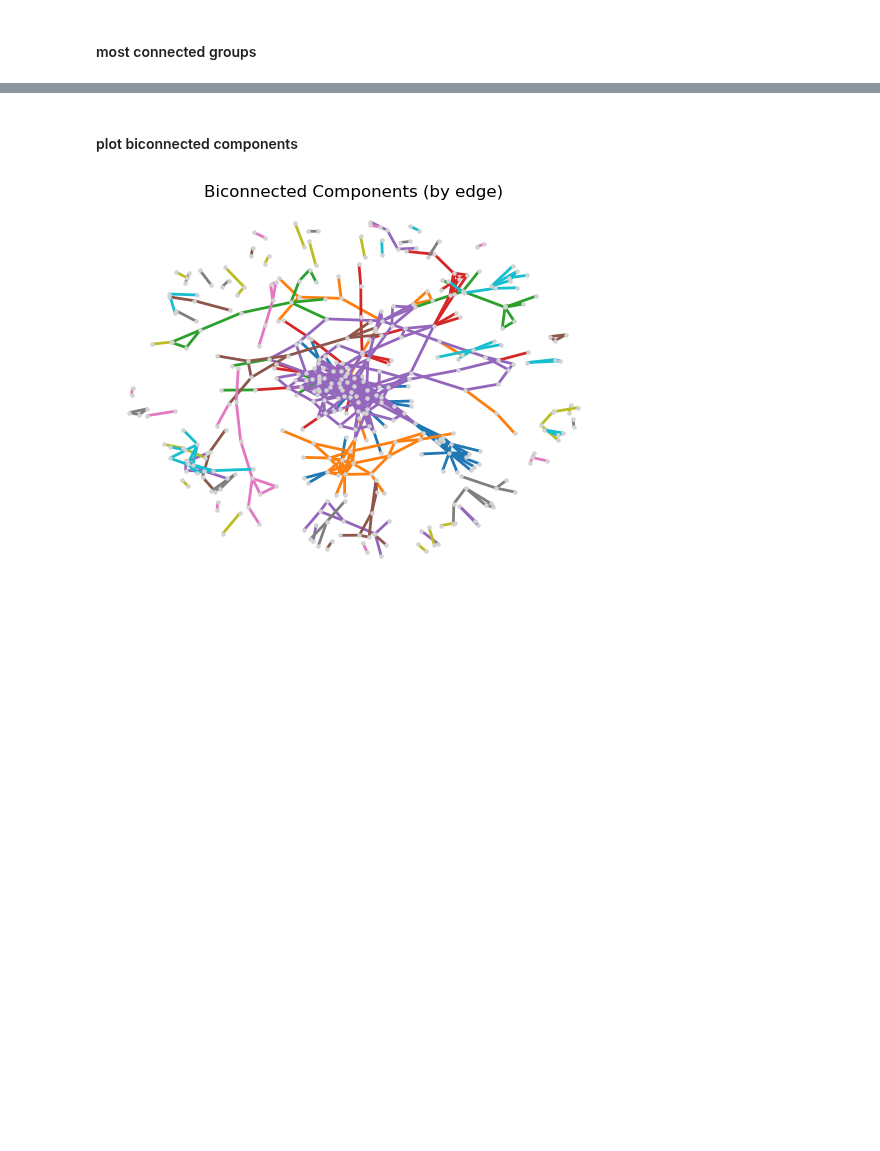
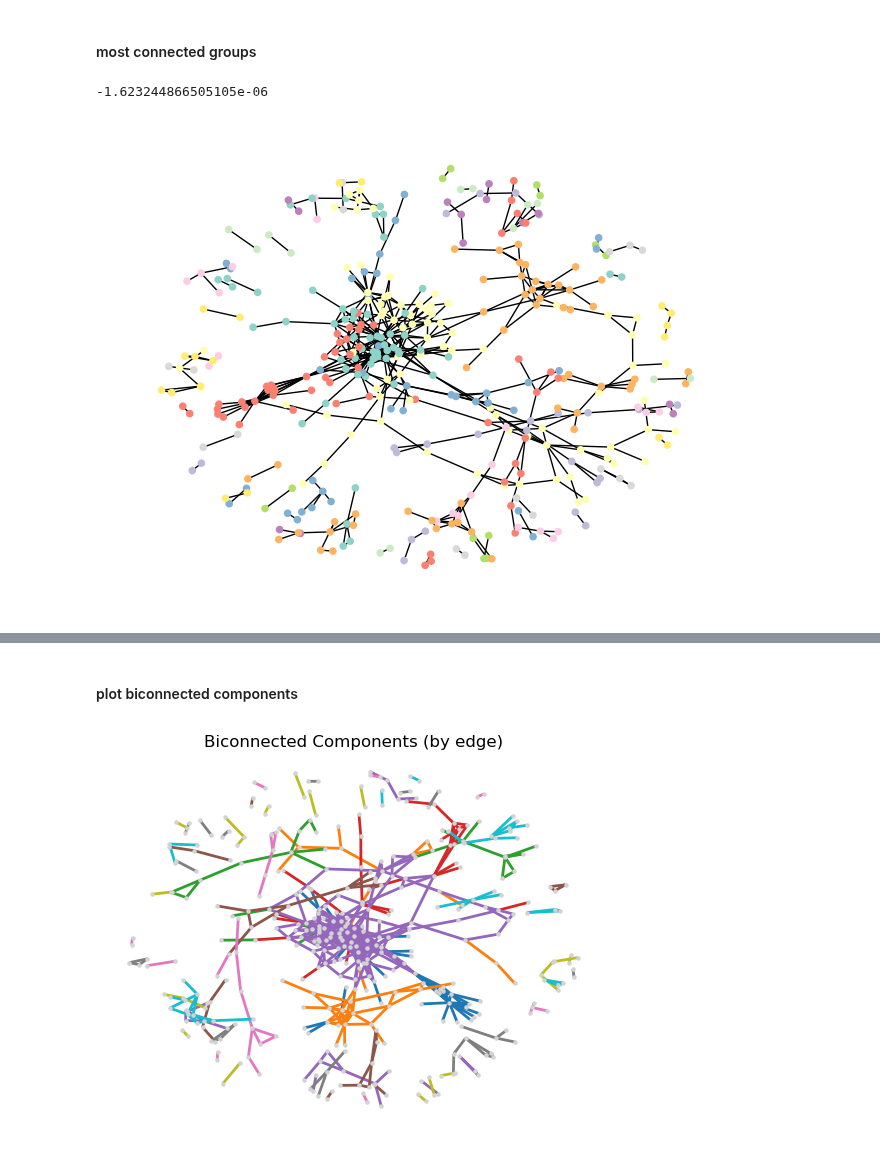
Before and after one commit to Aaresh1705/CSS_project_final, a Jupyter notebook: 5a_group_clustering_text_analysis.ipynb, the cells around one changed output, grey strips where cells are left out. Saved outputs shown, nothing was run; the diff lists cells and outputs as text; code cells hidden in the pictures; blank space fills up the shorter version.

```diff
--- a/5a_group_clustering_text_analysis.ipynb
+++ b/5a_group_clustering_text_analysis.ipynb
@@ -69,3 +86,19 @@ sm.set_array([])
 #### most connected groups
 # %%
 dict_degree = dict(sorted([[band, degree] for band, degree in dict(GroupsG.degree()).items()], key=lambda x: int(x[1]), reverse=True))
+# %%
+nx.algorithms.community.modularity(GroupsG, [set(GroupsG.nodes) - {'Ache'}, {'Ache'}])
+# %% [output]
+-1.623244866505105e-06
+# %%
+G = GroupsG
+from community import community_louvain
+partition = community_louvain.best_partition(G)
+
+# Draw with community colors
+pos = nx.spring_layout(G, k = 0.12, seed= 43)
+colors = [partition[n] for n in G.nodes()]
+nx.draw(G, pos, node_color=colors, node_size = 20, cmap=plt.cm.Set3)
+plt.show()
+# %% [output]
+[figure, added]
```
Also changed, not shown: parts of 24 cells of this notebook, 1 other file.
